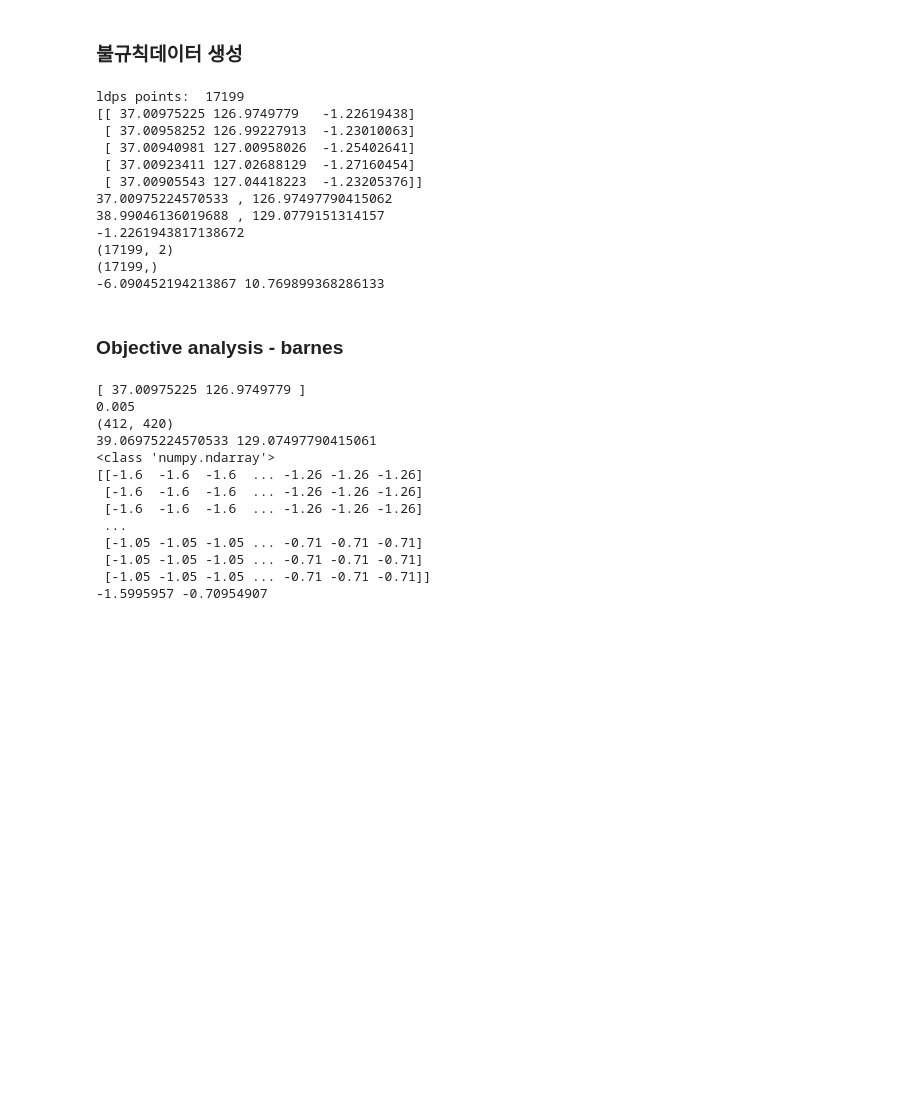
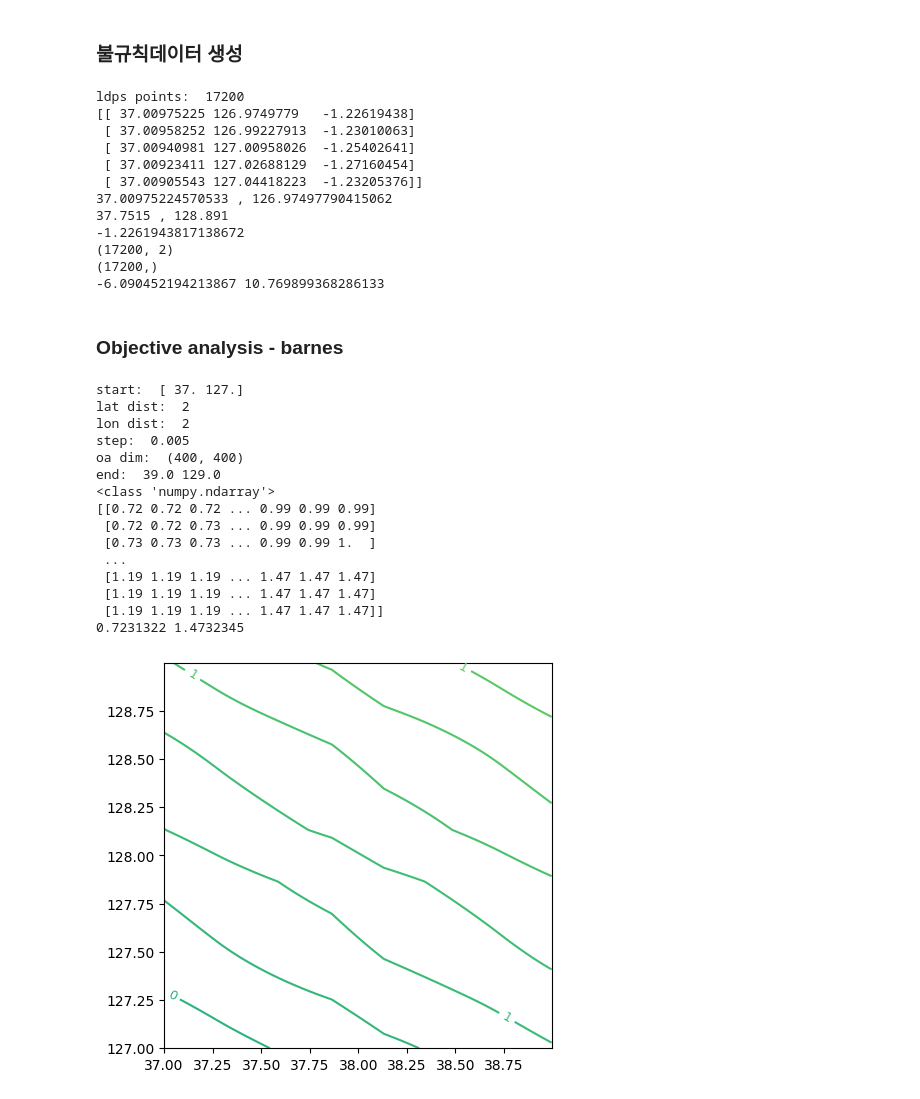
Before and after one commit to manki8908/Project_TJ_chatbot_202308, a Jupyter notebook: oa/objective_anal.ipynb, the cells around one changed output. Drawn from its saved outputs; the diff is of its cells as text; code cells hidden in the pictures; blank space fills up the shorter version.

```diff
--- a/oa/objective_anal.ipynb
+++ b/oa/objective_anal.ipynb
@@ -72,6 +72,9 @@ dif lat:  {0.01364, 0.01361, 0.01365, 0.01362, 0.01366, 0.01367, 0.01363, 0.0136
 [0, 376, 377, 378, 379, 380, 381, 382, 383, 384, 385, 386, 387, 388, 389, 390, 391, 392, 393, 394, 395, 396, 397, 398, 399, 400, 401, 402, 403, 404, 405, 406, 407, 408, 409, 410, 411, 412, 413, 414, 4 ...
 # %%
 # obs stn for 불규칙 데이터
+stn_latlon = {"47105": [37.7515, 128.891]}
+obs_lat = stn_latlon['47105'][0]
+obs_lon = stn_latlon['47105'][1]
 obs_stnd = np.load("../fcst_wind/DAIO/obs_data_47105")
 print(obs_stnd.shape)
 
@@ -165,6 +168,7 @@ flatten_input = []
 for i in range(sub_nwp_lat.shape[0]): # lat
     for j in range(sub_nwp_lat.shape[1]): # lon
         flatten_input.append([ sub_nwp_lat[i,j], sub_nwp_lon[i,j], sub_nwp_grd_u[i,j] ])
+flatten_input.append([obs_lat, obs_lon, obs_stnd[10,0,0]])
 
 
 # asarray(copy=False)
@@ -184,17 +188,17 @@ print(lon_lat_data.shape)
 print(qff_values.shape)
 print(np.min(qff_values), np.max(qff_values))
 # %% [output]
-ldps points:  17199
+ldps points:  17200
 [[ 37.00975225 126.9749779   -1.22619438]
  [ 37.00958252 126.99227913  -1.23010063]
  [ 37.00940981 127.00958026  -1.25402641]
  [ 37.00923411 127.02688129  -1.27160454]
  [ 37.00905543 127.04418223  -1.23205376]]
 37.00975224570533 , 126.97497790415062
-38.99046136019688 , 129.0779151314157
+37.7515 , 128.891
 -1.2261943817138672
-(17199, 2)
-(17199,)
+(17200, 2)
+(17200,)
 -6.090452194213867 10.769899368286133
 # %%
 #!C:\Users\tjoeun\AppData\Local\Programs\Python\Python39\Scripts\pip install fast-barnes-py
@@ -211,17 +215,19 @@ ldps points:  17199
 # Xend2 = x0[1] + (step*size[1])
 
 
-lat_dist = abs(lon_lat_data[:,0].min() - lon_lat_data[:,0].max())
-lon_dist = abs(lon_lat_data[:,1].min() - lon_lat_data[:,1].max())
+lat_dist = round(abs(lon_lat_data[:,0].min() - lon_lat_data[:,0].max()))
+lon_dist = round(abs(lon_lat_data[:,1].min() - lon_lat_data[:,1].max()))
 step = 0.005
-x0 = np.asarray([lon_lat_data[0][0], lon_lat_data[0][1]], dtype=np.float64)
+x0 = np.asarray([round(lon_lat_data[0][0]), round(lon_lat_data[0][1])], dtype=np.float64)
 size = (int(lat_dist / step), int(lon_dist / step))
 x_e_lat = x0[0] + (step*size[0])
 x_e_lon = x0[1] + (step*size[1])
-print(x0)
-print(step)
-print(size)
-print(x_e_lat, x_e_lon)
+print("start: ", x0)
+print("lat dist: ", lat_dist)
+print("lon dist: ", lon_dist)
+print("step: ", step)
+print("oa dim: ", size)
+print("end: ", x_e_lat, x_e_lon)
 
 
 
@@ -236,33 +242,37 @@ print(np.min(field), np.max(field))
 #field.shape
 #field_1 = np.where( (field<=20.) & (field>=-20.) , field, 0.)
 # %% [output]
-[ 37.00975225 126.9749779 ]
-0.005
-(412, 420)
-39.06975224570533 129.07497790415061
+start:  [ 37. 127.]
+lat dist:  2
+lon dist:  2
+step:  0.005
+oa dim:  (400, 400)
+end:  39.0 129.0
 <class 'numpy.ndarray'>
-[[-1.6  -1.6  -1.6  ... -1.26 -1.26 -1.26]
- [-1.6  -1.6  -1.6  ... -1.26 -1.26 -1.26]
- [-1.6  -1.6  -1.6  ... -1.26 -1.26 -1.26]
+[[0.72 0.72 0.72 ... 0.99 0.99 0.99]
+ [0.72 0.72 0.73 ... 0.99 0.99 0.99]
+ [0.73 0.73 0.73 ... 0.99 0.99 1.  ]
  ...
- [-1.05 -1.05 -1.05 ... -0.71 -0.71 -0.71]
- [-1.05 -1.05 -1.05 ... -0.71 -0.71 -0.71]
- [-1.05 -1.05 -1.05 ... -0.71 -0.71 -0.71]]
--1.5995957 -0.70954907
+ [1.19 1.19 1.19 ... 1.47 1.47 1.47]
+ [1.19 1.19 1.19 ... 1.47 1.47 1.47]
+ [1.19 1.19 1.19 ... 1.47 1.47 1.47]]
+0.7231322 1.4732345
 # %%
 # draw graphic with labeled contours and scattered sample points
 import matplotlib.pyplot as plt
 plt.figure(figsize=(5, 5))
 
 gridX = np.arange(x0[0], x0[0]+size[1]*step, step)
 gridY = np.arange(x0[1], x0[1]+size[0]*step, step)
-levels = np.arange(-20, 20, 1)
+levels = np.arange(-3, 3, 0.1)
 cs = plt.contour(gridX, gridY, field, levels)
 plt.clabel(cs, levels[::2], fmt='%d', fontsize=9)
 
 #plt.scatter(lon_lat_data[:, 0], lon_lat_data[:, 1], color='red', s=20, marker='.')
 
 plt.show()
+# %% [output]
+[figure, added]
 # %%
 # input_data = np.asarray([
 #     [-3.73,56.33,995.1], [2.64,47.05,1012.5], [-8.40,47.50,1011.3], [2.94,54.33,1006.0], [-2.90,49.90,1006.3],
```
Also changed, not shown: 2 other files.
